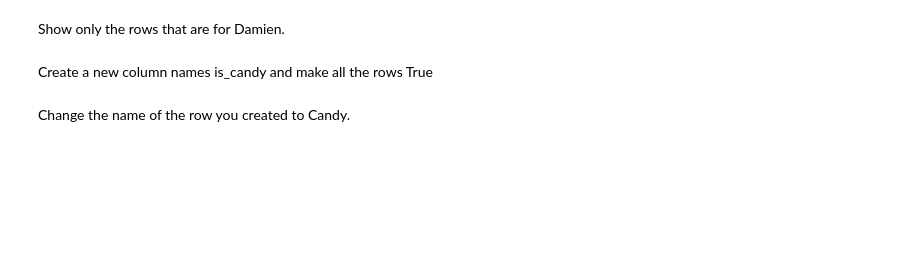
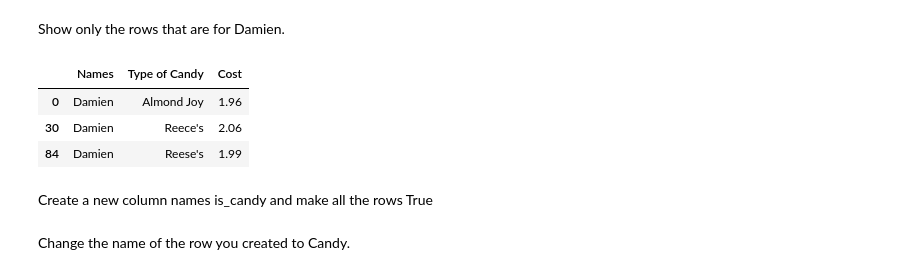
Before and after one commit to kylemault/classwork-kylemault, a Jupyter notebook: Pandas_lecture_Activity.ipynb, the cells around one changed output. Saved outputs shown, nothing was run; the diff lists cells and outputs as text; code cells hidden in the pictures; blank space fills up the shorter version.

```diff
--- a/Pandas_lecture_Activity.ipynb
+++ b/Pandas_lecture_Activity.ipynb
@@ -56,4 +165,11 @@ df.iloc[17:37]
 # %% [markdown]
 Show only the rows that are for Damien.
+# %%
+df[df['Names']=='Damien']
+# %% [output]
+|  | Names | Type of Candy | Cost |
+| 0 | Damien | Almond Joy | 1.96 |
+| 30 | Damien | Reece's | 2.06 |
+| 84 | Damien | Reese's | 1.99 |
 # %% [markdown]
 Create a new column names is_candy and make all the rows True
```
Also changed, not shown: parts of 18 cells of this notebook, 1 other file.
